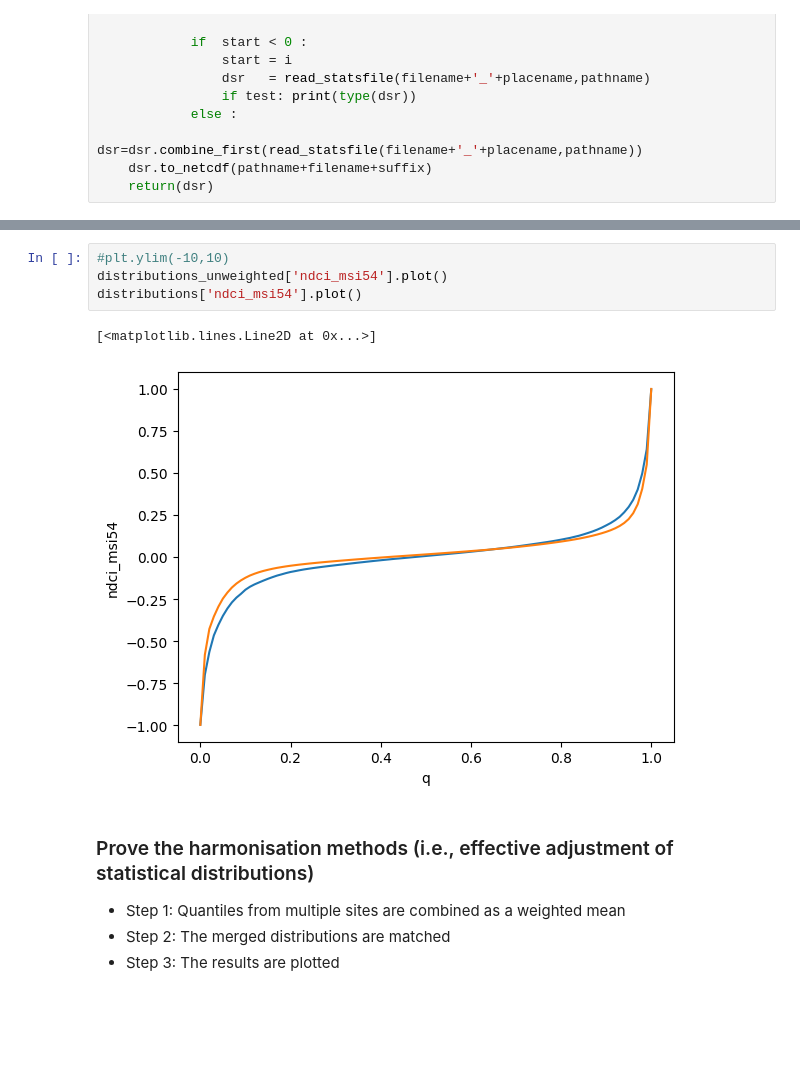
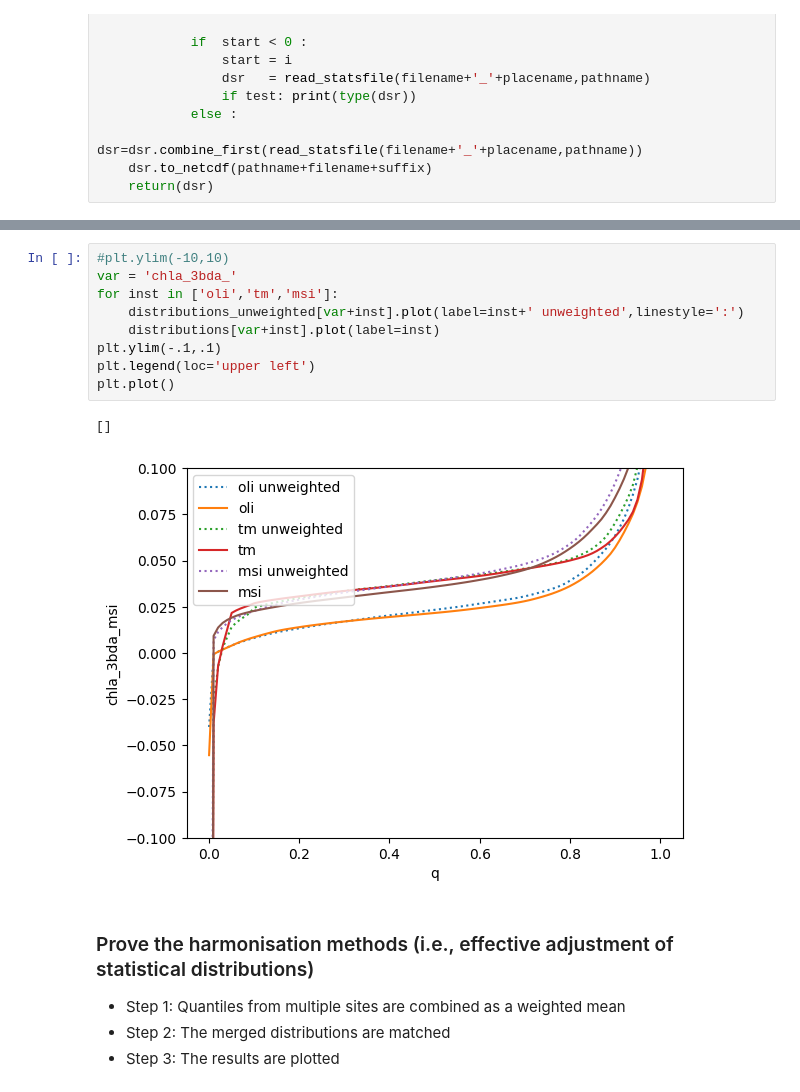
Before and after one commit to digitalearthafrica/deafrica_water_quality, a Jupyter notebook: WP2.2/WP2.2.ipynb, the cells around one changed output, grey strips where cells are left out. Saved outputs shown, nothing was run; the diff lists cells and outputs as text; blank space fills up the shorter version.

```diff
--- a/WP2.2/WP2.2.ipynb
+++ b/WP2.2/WP2.2.ipynb
@@ -653,10 +681,15 @@ Looking for Lake Bogoria
 # %%
 #plt.ylim(-10,10)
-distributions_unweighted['ndci_msi54'].plot()
-distributions['ndci_msi54'].plot()
+var = 'chla_3bda_'
+for inst in ['oli','tm','msi']:
+    distributions_unweighted[var+inst].plot(label=inst+' unweighted',linestyle=':')
+    distributions[var+inst].plot(label=inst)
+plt.ylim(-.1,.1)
+plt.legend(loc='upper left')
+plt.plot()
 # %% [output]
-[<matplotlib.lines.Line2D at 0x...>]
+[]
-[figure, old version]
+[figure, new version]
 # %% [markdown]
 ### Prove the harmonisation methods (i.e., effective adjustment of statistical distributions)
 - Step 1: Quantiles from multiple sites are combined as a weighted mean
```
Also changed, not shown: parts of 31 cells of this notebook.
